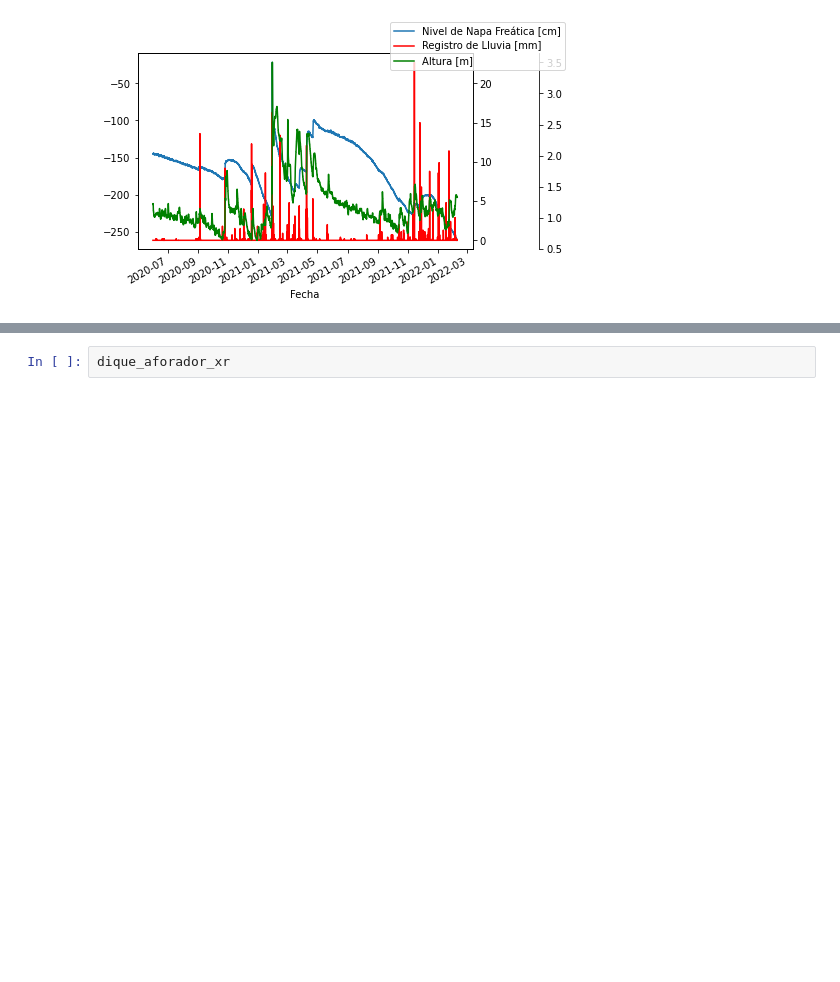
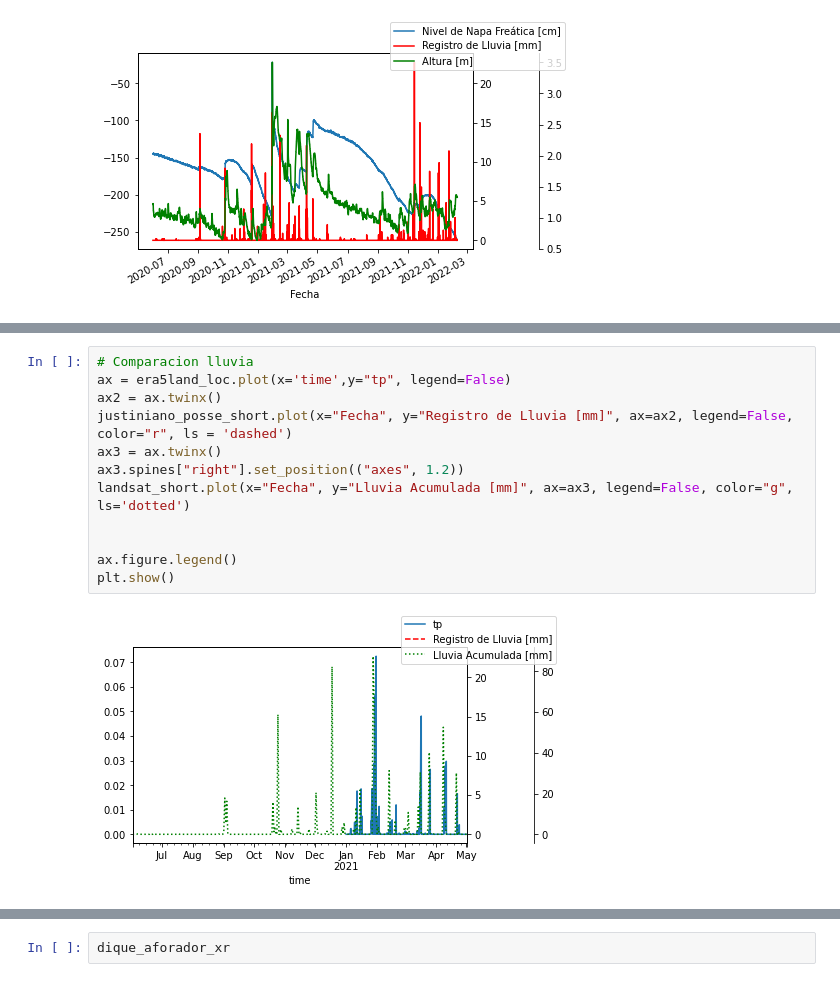
Before and after one commit to JulianGiles/flash_flood_ML, a Jupyter notebook: data_selection_and_comparison.ipynb, the cells around one changed output, grey strips where cells are left out. Drawn from its saved outputs; the diff is of its cells as text; blank space fills up the shorter version.

```diff
--- a/data_selection_and_comparison.ipynb
+++ b/data_selection_and_comparison.ipynb
@@ -160,0 +187,14 @@ dique_aforador_xr = xr.Dataset.from_dataframe(dique_aforador)
+# %%
+# Comparacion lluvia
+ax = era5land_loc.plot(x='time',y="tp", legend=False)
+ax2 = ax.twinx()
+justiniano_posse_short.plot(x="Fecha", y="Registro de Lluvia [mm]", ax=ax2, legend=False, color="r", ls = 'dashed')
+ax3 = ax.twinx()
+ax3.spines["right"].set_position(("axes", 1.2))
+landsat_short.plot(x="Fecha", y="Lluvia Acumulada [mm]", ax=ax3, legend=False, color="g", ls='dotted')
+
+
+ax.figure.legend()
+plt.show()
+# %% [output]
+[figure, added]
```
Also changed, not shown: parts of 8 cells of this notebook.
